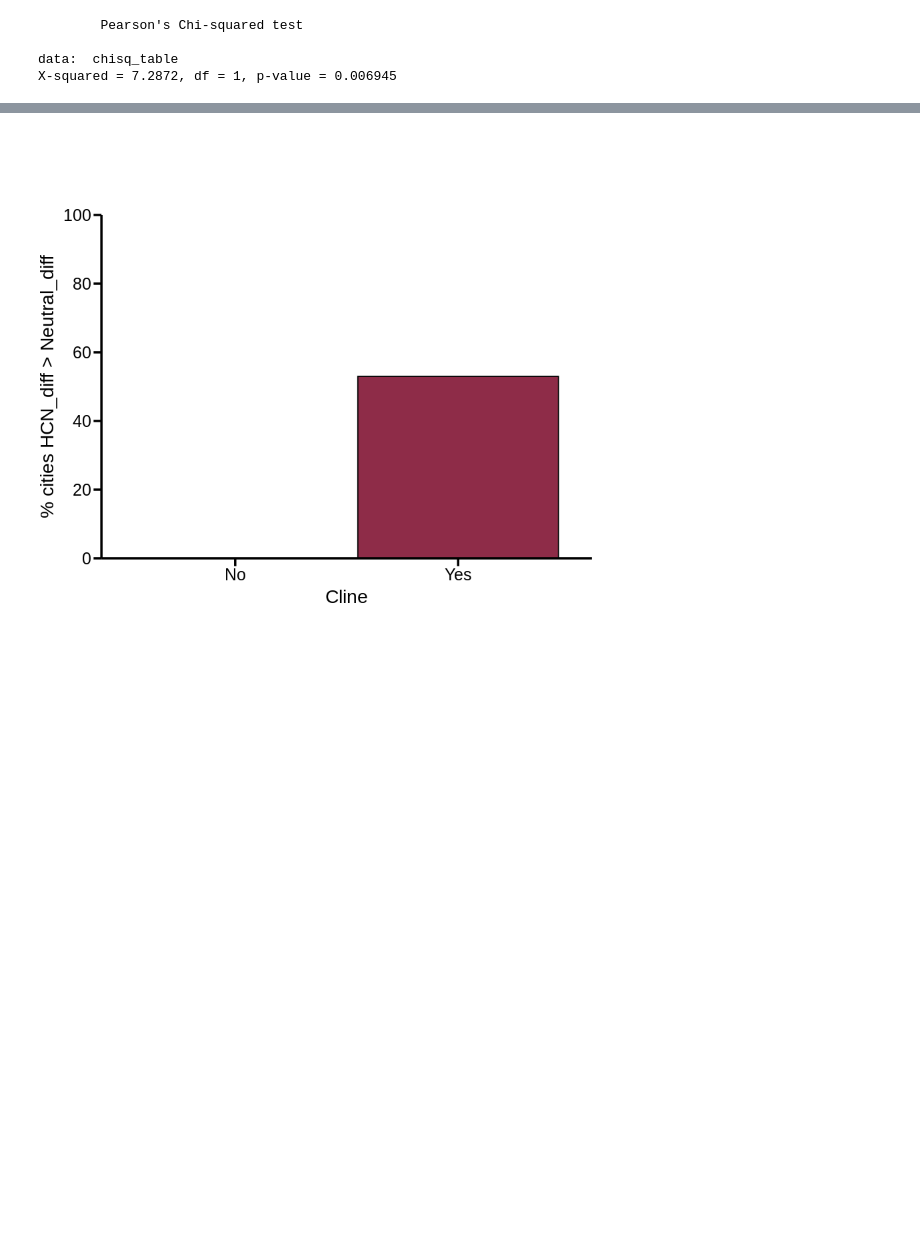
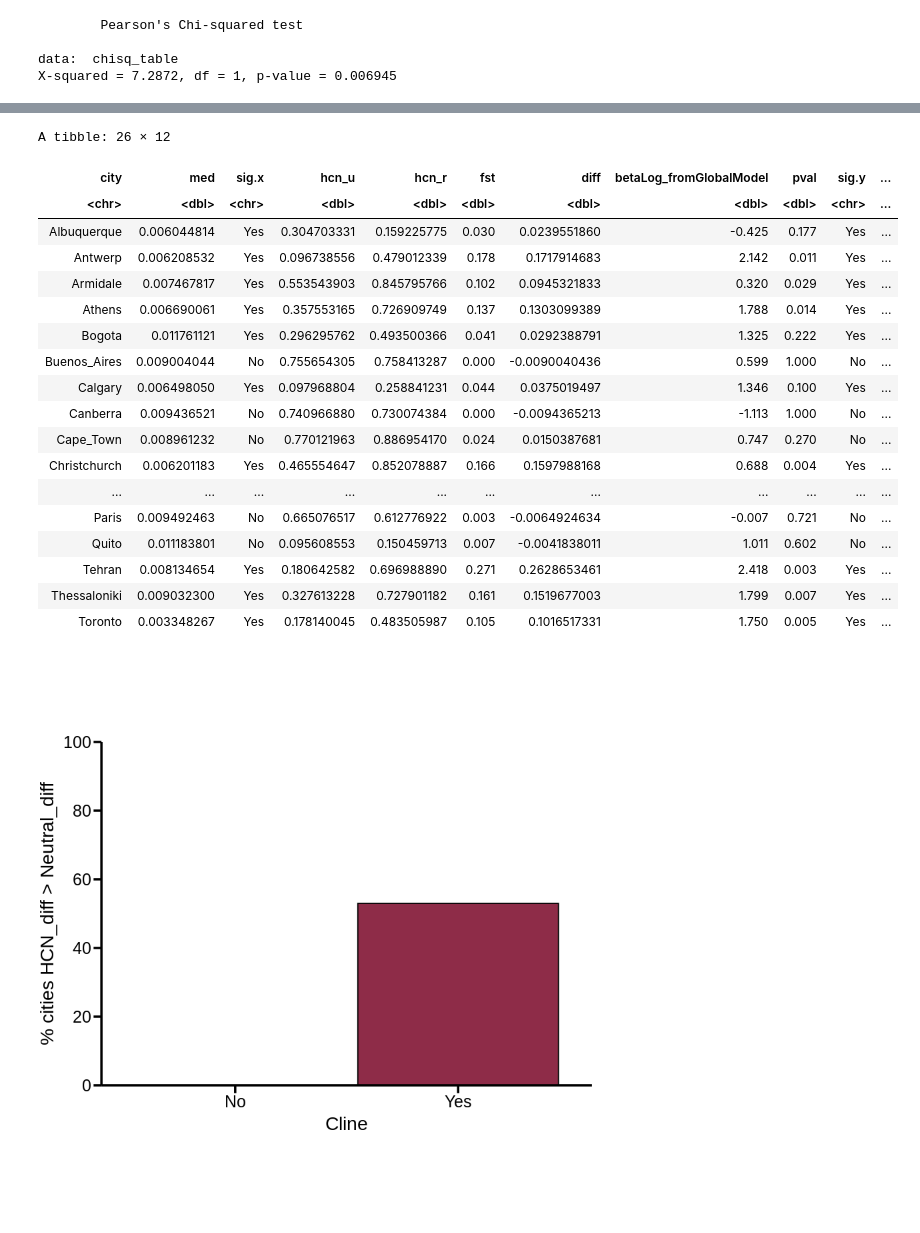
Before and after one commit to James-S-Santangelo/glue_pc, a Jupyter notebook: genomic-analyses/notebooks/hcn_ac_li_differentiation.r.ipynb, the cells around one changed output, grey strips where cells are left out. Saved outputs shown, nothing was run; the diff lists cells and outputs as text; code cells hidden in the pictures; blank space fills up the shorter version.

```diff
--- a/genomic-analyses/notebooks/hcn_ac_li_differentiation.r.ipynb
+++ b/genomic-analyses/notebooks/hcn_ac_li_differentiation.r.ipynb
@@ -386,3 +403,25 @@ X-squared = 7.2872, df = 1, p-value = 0.006945
+# %%
+test_df
+# %% [output]
+A tibble: 26 × 12
+| city | med | sig.x | hcn_u | hcn_r | fst | diff | betaLog_fromGlobalModel | pval | sig.y | ... |
+| <chr> | <dbl> | <chr> | <dbl> | <dbl> | <dbl> | <dbl> | <dbl> | <dbl> | <chr> | ... |
+| Albuquerque | 0.006044814 | Yes | 0.304703331 | 0.159225775 | 0.030 | 0.0239551860 | -0.425 | 0.177 | Yes | ... |
+| Antwerp | 0.006208532 | Yes | 0.096738556 | 0.479012339 | 0.178 | 0.1717914683 | 2.142 | 0.011 | Yes | ... |
+| Armidale | 0.007467817 | Yes | 0.553543903 | 0.845795766 | 0.102 | 0.0945321833 | 0.320 | 0.029 | Yes | ... |
+| Athens | 0.006690061 | Yes | 0.357553165 | 0.726909749 | 0.137 | 0.1303099389 | 1.788 | 0.014 | Yes | ... |
+| Bogota | 0.011761121 | Yes | 0.296295762 | 0.493500366 | 0.041 | 0.0292388791 | 1.325 | 0.222 | Yes | ... |
+| Buenos_Aires | 0.009004044 | No | 0.755654305 | 0.758413287 | 0.000 | -0.0090040436 | 0.599 | 1.000 | No | ... |
+| Calgary | 0.006498050 | Yes | 0.097968804 | 0.258841231 | 0.044 | 0.0375019497 | 1.346 | 0.100 | Yes | ... |
+| Canberra | 0.009436521 | No | 0.740966880 | 0.730074384 | 0.000 | -0.0094365213 | -1.113 | 1.000 | No | ... |
+| Cape_Town | 0.008961232 | No | 0.770121963 | 0.886954170 | 0.024 | 0.0150387681 | 0.747 | 0.270 | No | ... |
+| Christchurch | 0.006201183 | Yes | 0.465554647 | 0.852078887 | 0.166 | 0.1597988168 | 0.688 | 0.004 | Yes | ... |
+| ... | ... | ... | ... | ... | ... | ... | ... | ... | ... | ... |
+| Paris | 0.009492463 | No | 0.665076517 | 0.612776922 | 0.003 | -0.0064924634 | -0.007 | 0.721 | No | ... |
+| Quito | 0.011183801 | No | 0.095608553 | 0.150459713 | 0.007 | -0.0041838011 | 1.011 | 0.602 | No | ... |
+| Tehran | 0.008134654 | Yes | 0.180642582 | 0.696988890 | 0.271 | 0.2628653461 | 2.418 | 0.003 | Yes | ... |
+| Thessaloniki | 0.009032300 | Yes | 0.327613228 | 0.727901182 | 0.161 | 0.1519677003 | 1.799 | 0.007 | Yes | ... |
+| Toronto | 0.003348267 | Yes | 0.178140045 | 0.483505987 | 0.105 | 0.1016517331 | 1.750 | 0.005 | Yes | ... |
 # %%
 chisq_table_df <- chisq_table %>%
     as.data.frame() %>%
```
Also changed, not shown: parts of 3 cells of this notebook, 15 other files.
